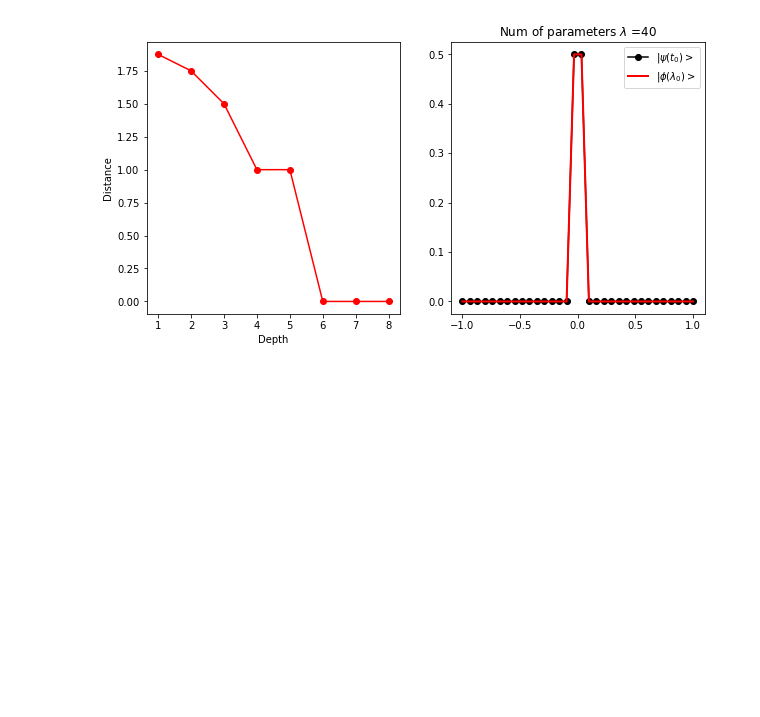
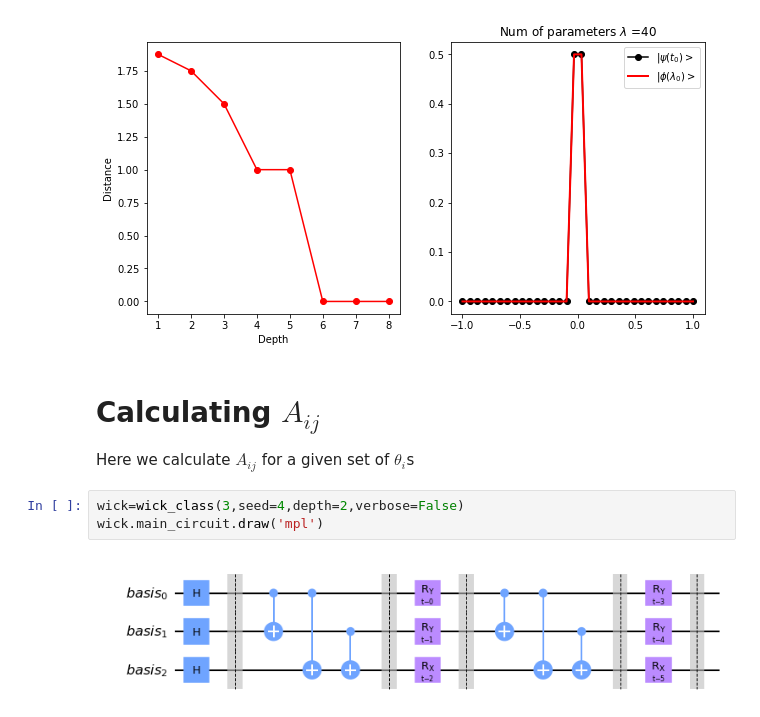
Before and after one commit to santoshkumarradha/stochastic-qc, a Jupyter notebook: Wick space evolution/wicks-test-01.ipynb, the cells around one changed output. Cells and saved outputs as stored; diff of their text form; blank space fills up the shorter version.

```diff
--- a/Wick space evolution/wicks-test-01.ipynb
+++ b/Wick space evolution/wicks-test-01.ipynb
@@ -55,3 +55,12 @@ ax.legend()
 plt.show()
 # %% [output]
 [figure]
+# %% [markdown]
+# Calculating $A_{ij}$
+
+Here we calculate $A_{ij}$ for a given set of $\theta_i$s
+# %%
+wick=wick_class(3,seed=4,depth=2,verbose=False)
+wick.main_circuit.draw('mpl')
+# %% [output]
+[figure, added]
```
Also changed, not shown: parts of 2 cells of this notebook, 2 other files.
